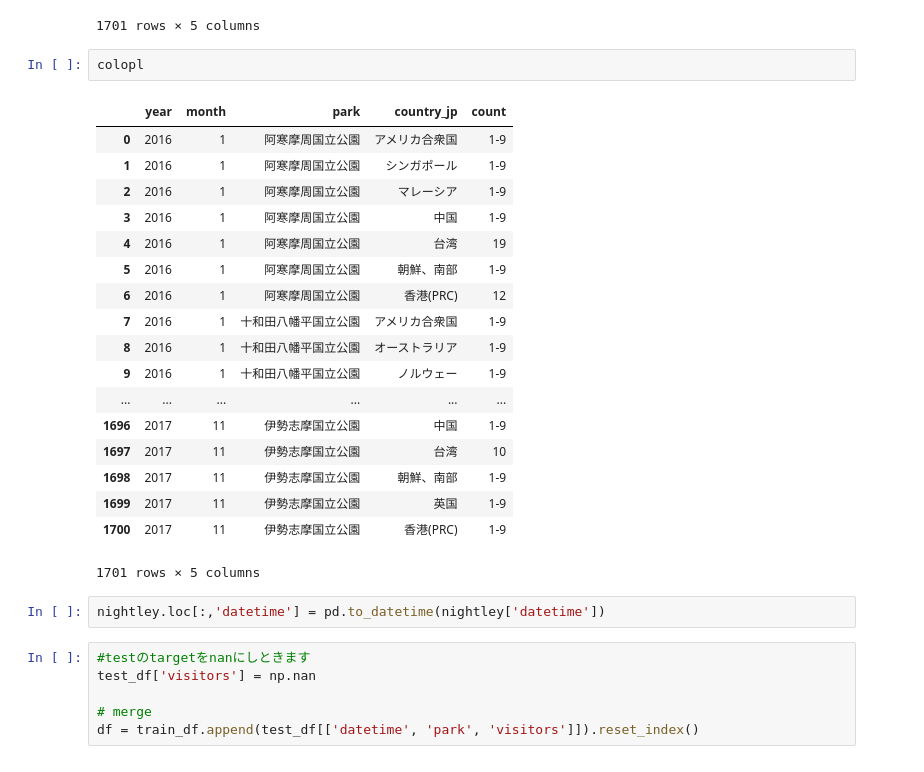
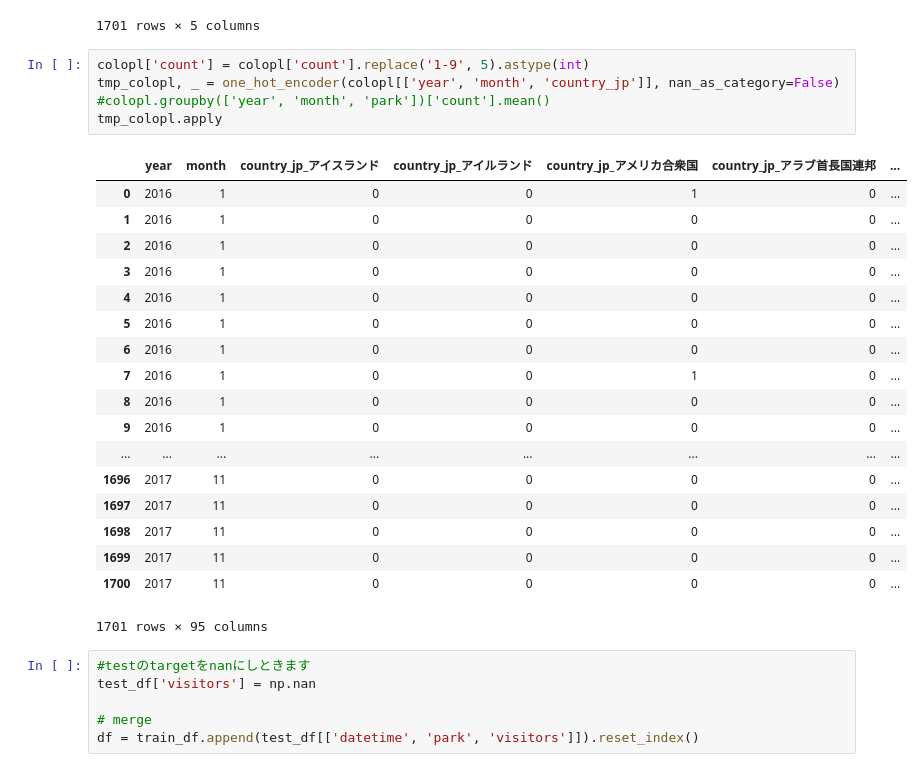
Before and after one commit to Hesene/National-Parks, a Jupyter notebook: src/EDA.ipynb, the cells around one changed output. Saved outputs shown, nothing was run; the diff lists cells and outputs as text.

```diff
--- a/src/EDA.ipynb
+++ b/src/EDA.ipynb
@@ -383,29 +384,30 @@ colopl
 | 1699 | 2017 | 11 | 伊勢志摩国立公園 | 英国 | 1-9 |
 | 1700 | 2017 | 11 | 伊勢志摩国立公園 | 香港(PRC) | 1-9 |
 1701 rows × 5 columns
-# %%
-colopl
-# %% [output]
-|  | year | month | park | country_jp | count |
-| 0 | 2016 | 1 | 阿寒摩周国立公園 | アメリカ合衆国 | 1-9 |
-| 1 | 2016 | 1 | 阿寒摩周国立公園 | シンガポール | 1-9 |
-| 2 | 2016 | 1 | 阿寒摩周国立公園 | マレーシア | 1-9 |
-| 3 | 2016 | 1 | 阿寒摩周国立公園 | 中国 | 1-9 |
-| 4 | 2016 | 1 | 阿寒摩周国立公園 | 台湾 | 19 |
-| 5 | 2016 | 1 | 阿寒摩周国立公園 | 朝鮮、南部 | 1-9 |
-| 6 | 2016 | 1 | 阿寒摩周国立公園 | 香港(PRC) | 12 |
-| 7 | 2016 | 1 | 十和田八幡平国立公園 | アメリカ合衆国 | 1-9 |
-| 8 | 2016 | 1 | 十和田八幡平国立公園 | オーストラリア | 1-9 |
-| 9 | 2016 | 1 | 十和田八幡平国立公園 | ノルウェー | 1-9 |
-| ... | ... | ... | ... | ... | ... |
-| 1696 | 2017 | 11 | 伊勢志摩国立公園 | 中国 | 1-9 |
-| 1697 | 2017 | 11 | 伊勢志摩国立公園 | 台湾 | 10 |
-| 1698 | 2017 | 11 | 伊勢志摩国立公園 | 朝鮮、南部 | 1-9 |
-| 1699 | 2017 | 11 | 伊勢志摩国立公園 | 英国 | 1-9 |
-| 1700 | 2017 | 11 | 伊勢志摩国立公園 | 香港(PRC) | 1-9 |
-1701 rows × 5 columns
-# %%
-nightley.loc[:,'datetime'] = pd.to_datetime(nightley['datetime'])
+# %%
+colopl['count'] = colopl['count'].replace('1-9', 5).astype(int)
+tmp_colopl, _ = one_hot_encoder(colopl[['year', 'month', 'country_jp']], nan_as_category=False)
+#colopl.groupby(['year', 'month', 'park'])['count'].mean()
+tmp_colopl.apply
+# %% [output]
+|  | year | month | country_jp_アイスランド | country_jp_アイルランド | country_jp_アメリカ合衆国 | country_jp_アラブ首長国連邦 | ... |
+| 0 | 2016 | 1 | 0 | 0 | 1 | 0 | ... |
+| 1 | 2016 | 1 | 0 | 0 | 0 | 0 | ... |
+| 2 | 2016 | 1 | 0 | 0 | 0 | 0 | ... |
+| 3 | 2016 | 1 | 0 | 0 | 0 | 0 | ... |
+| 4 | 2016 | 1 | 0 | 0 | 0 | 0 | ... |
+| 5 | 2016 | 1 | 0 | 0 | 0 | 0 | ... |
+| 6 | 2016 | 1 | 0 | 0 | 0 | 0 | ... |
+| 7 | 2016 | 1 | 0 | 0 | 1 | 0 | ... |
+| 8 | 2016 | 1 | 0 | 0 | 0 | 0 | ... |
+| 9 | 2016 | 1 | 0 | 0 | 0 | 0 | ... |
+| ... | ... | ... | ... | ... | ... | ... | ... |
+| 1696 | 2017 | 11 | 0 | 0 | 0 | 0 | ... |
+| 1697 | 2017 | 11 | 0 | 0 | 0 | 0 | ... |
+| 1698 | 2017 | 11 | 0 | 0 | 0 | 0 | ... |
+| 1699 | 2017 | 11 | 0 | 0 | 0 | 0 | ... |
+| 1700 | 2017 | 11 | 0 | 0 | 0 | 0 | ... |
+1701 rows × 95 columns
 # %%
 #testのtargetをnanにしときます
 test_df['visitors'] = np.nan
```
Also changed, not shown: parts of 1 cell of this notebook, 2 other files.
